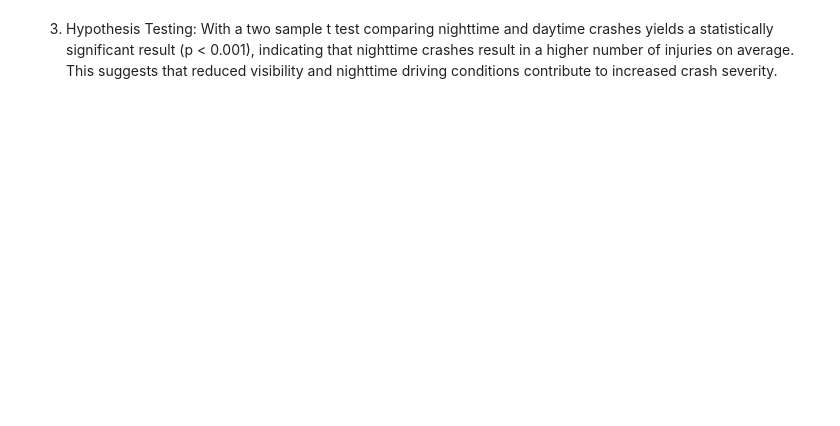
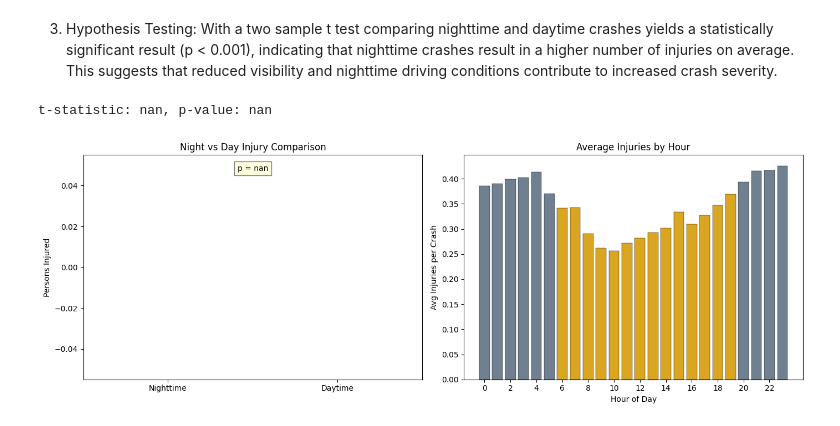
Before and after one commit to eadedeji8/320_Group_Project, a Jupyter notebook: crashes.ipynb, the cells around one changed output. Saved outputs shown, nothing was run; the diff lists cells and outputs as text; code cells hidden in the pictures; blank space fills up the shorter version.

```diff
--- a/crashes.ipynb
+++ b/crashes.ipynb
@@ -108,2 +168,37 @@ BASIC DATA EXPLORATION AND SUMMARY STATISTICS
 # %% [markdown]
 3. Hypothesis Testing: With a two sample t test comparing nighttime and daytime crashes yields a statistically significant result (p < 0.001), indicating that nighttime crashes result in a higher number of injuries on average. This suggests that reduced visibility and nighttime driving conditions contribute to increased crash severity.
+# %%
+from scipy import stats
+
+hour = df['CRASH TIME'].dt.hour
+night_mask = (hour >= 20) | (hour < 6)
+night_inj = df.loc[night_mask, 'NUMBER OF PERSONS INJURED'].values
+day_inj = df.loc[~night_mask, 'NUMBER OF PERSONS INJURED'].values
+
+t_stat, p_val = stats.ttest_ind(night_inj, day_inj, equal_var=False)
+print(f"t-statistic: {t_stat:.4f}, p-value: {p_val:.2e}")
+
+fig, axes = plt.subplots(1, 2, figsize=(14, 5))
+
+bp = axes[0].boxplot([night_inj, day_inj], labels=['Nighttime', 'Daytime'],
+                     showfliers=False, patch_artist=True)
+bp['boxes'][0].set_facecolor('slategray')
+bp['boxes'][1].set_facecolor('goldenrod')
+axes[0].set_ylabel("Persons Injured")
+axes[0].set_title("Night vs Day Injury Comparison")
+axes[0].text(0.5, 0.93, f"p = {p_val:.2e}", transform=axes[0].transAxes,
+             ha='center', fontsize=10, bbox=dict(facecolor='lightyellow', edgecolor='gray'))
+
+hourly_avg = df.groupby(hour)['NUMBER OF PERSONS INJURED'].mean()
+bar_colors = ['slategray' if (h >= 20 or h < 6) else 'goldenrod' for h in hourly_avg.index]
+axes[1].bar(hourly_avg.index, hourly_avg.values, color=bar_colors, edgecolor='black', linewidth=0.3)
+axes[1].set_xlabel("Hour of Day")
+axes[1].set_ylabel("Avg Injuries per Crash")
+axes[1].set_title("Average Injuries by Hour")
+axes[1].set_xticks(range(0, 24, 2))
+
+plt.tight_layout()
+plt.show()
+# %% [output]
+t-statistic: nan, p-value: nan
+[figure, added]
```
Also changed, not shown: parts of 2 cells of this notebook.
